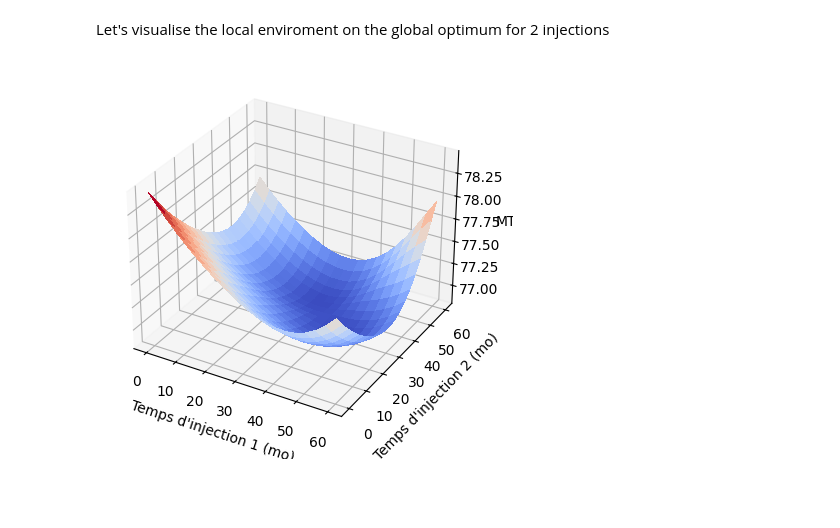
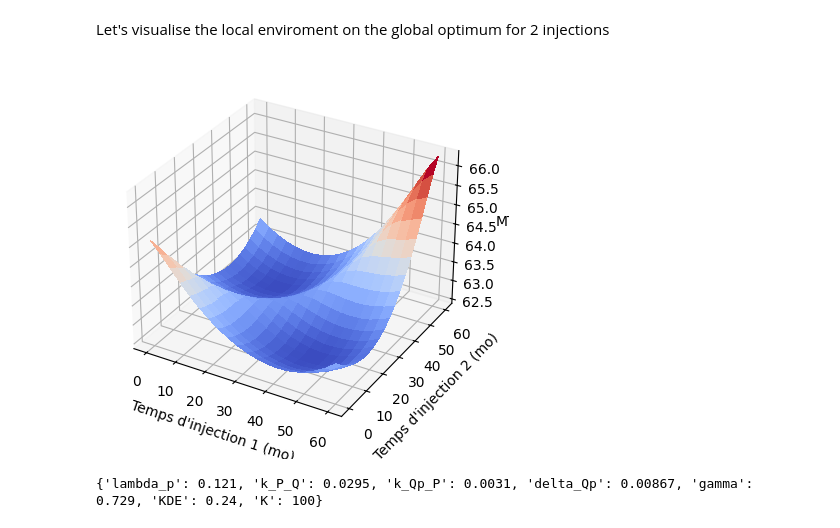
Before and after one commit to ambrejaeger/TP-M2, a Jupyter notebook: TP_parameters_exploration.ipynb, the cells around one changed output. Cells and saved outputs as stored; diff of their text form; code cells hidden in the pictures; blank space fills up the shorter version.

```diff
--- a/TP_parameters_exploration.ipynb
+++ b/TP_parameters_exploration.ipynb
@@ -702,26 +702,28 @@ Let's visualise the local enviroment on the global optimum for 2 injections
 # %%
 from matplotlib import cm
 _, P0, Q0, Qp0 = y0_PCV
 n_inj = 2
 C_tot = 2
 t_stop = 120
 step = 0.2
 toxic = False
 X = np.linspace(0, 60, 20)
 Y = np.linspace(0, 60, 20)
-args = 1, P0, Q0, Qp0, t_stop, parameters, 0.2, False, 2
+args = 2, P0, Q0, Qp0, t_stop, parameters_PCV, 0.2, False, 2
 Z = np.array([[func_to_optimise(np.array([x, y]), args, deltas=False) for x in X] for y in Y])/t_stop
 X, Y = np.meshgrid(X, Y)
 fig, ax = plt.subplots(subplot_kw=dict(projection='3d'))
 # Plot the surface
 surf = ax.plot_surface(X, Y, Z, cmap=cm.coolwarm,
                     linewidth=0, antialiased=False)
 #fig.colorbar(surf, location='left')
 ax.set(xlabel="Temps d'injection 1 (mo)", ylabel="Temps d'injection 2 (mo)", zlabel='MTD')
 
 plt.show()
+print(parameters_PCV)
 # %% [output]
-[figure, old version]
+[figure, new version]
+{'lambda_p': 0.121, 'k_P_Q': 0.0295, 'k_Qp_P': 0.0031, 'delta_Qp': 0.00867, 'gamma': 0.729, 'KDE': 0.24, 'K': 100}
 # %%
 P0, Q0, Qp0 = 7.13, 41.2, 0.0
 t_stop = 120
```
Also changed, not shown: parts of 3 cells of this notebook.
